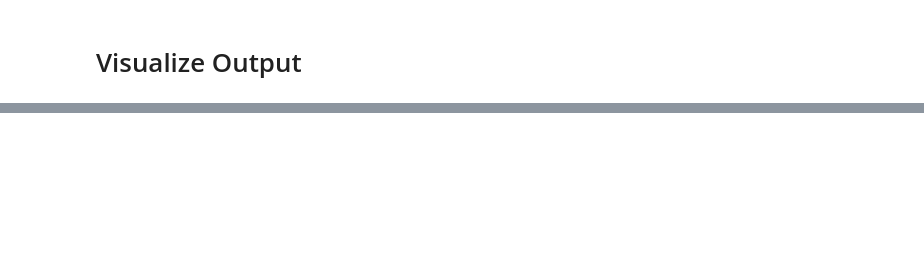
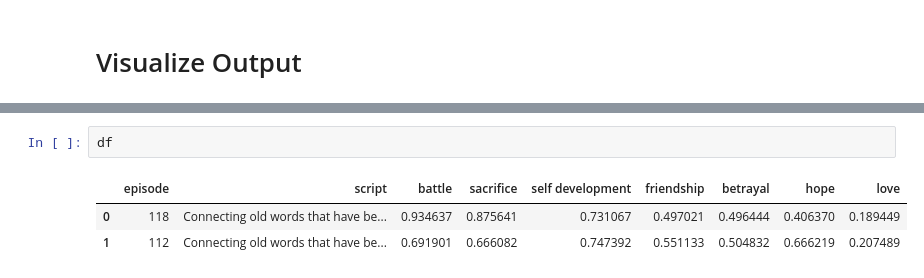
Before and after one commit to Keshtech2002/NLP_TV_Series_Analysis, a Jupyter notebook: theme_classifier/theme_classification_development.ipynb, the cells around one changed output, grey strips where cells are left out. Drawn from its saved outputs; the diff is of its cells as text; blank space fills up the shorter version.

```diff
--- a/theme_classifier/theme_classification_development.ipynb
+++ b/theme_classifier/theme_classification_development.ipynb
@@ -279,0 +280,6 @@ NameError: name 'df' is not defined
+# %%
+df
+# %% [output]
+|  | episode | script | battle | sacrifice | self development | friendship | betrayal | hope | love |
+| 0 | 118 | Connecting old words that have be... | 0.934637 | 0.875641 | 0.731067 | 0.497021 | 0.496444 | 0.406370 | 0.189449 |
+| 1 | 112 | Connecting old words that have be... | 0.691901 | 0.666082 | 0.747392 | 0.551133 | 0.504832 | 0.666219 | 0.207489 |
```
Also changed, not shown: parts of 27 cells of this notebook, 7 other files.
